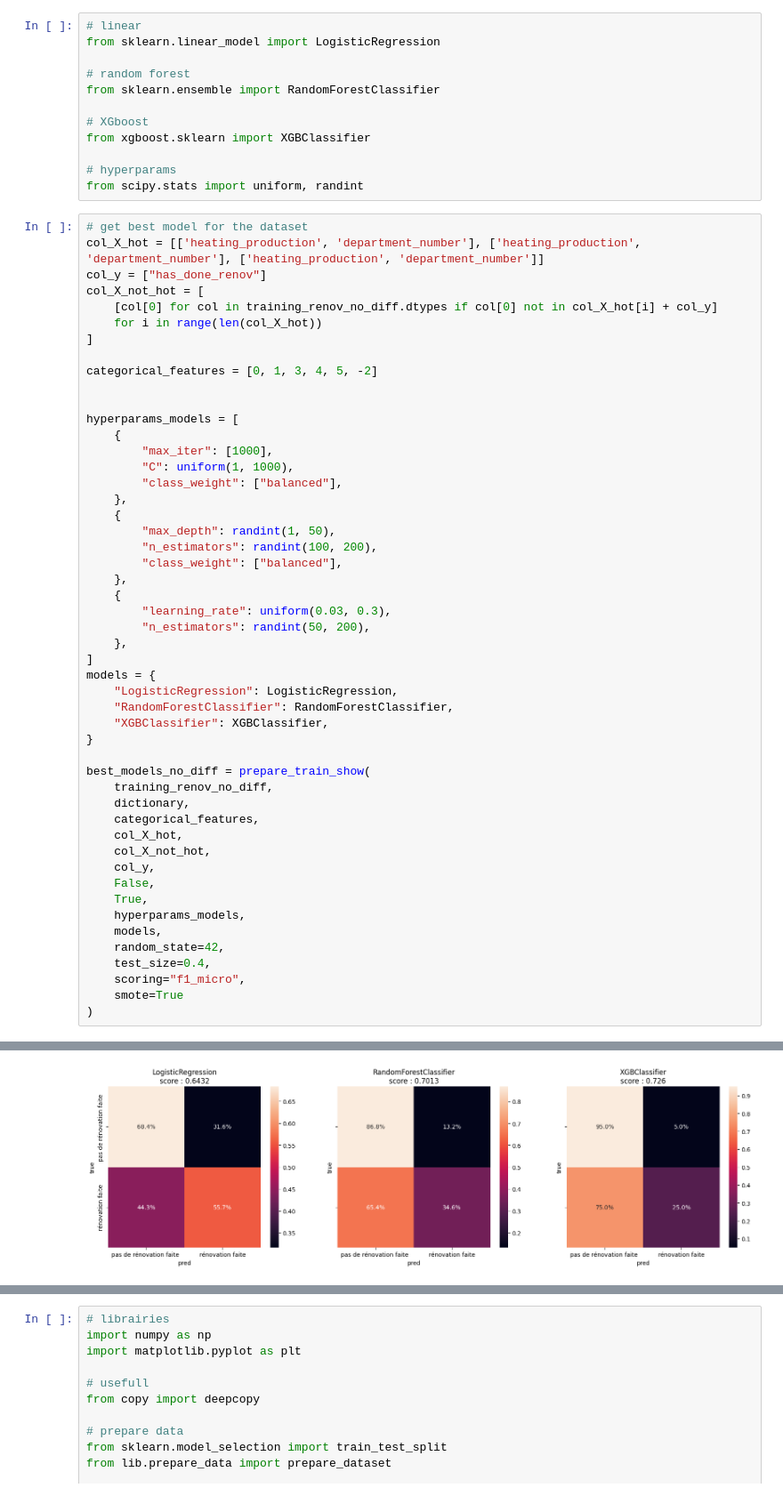
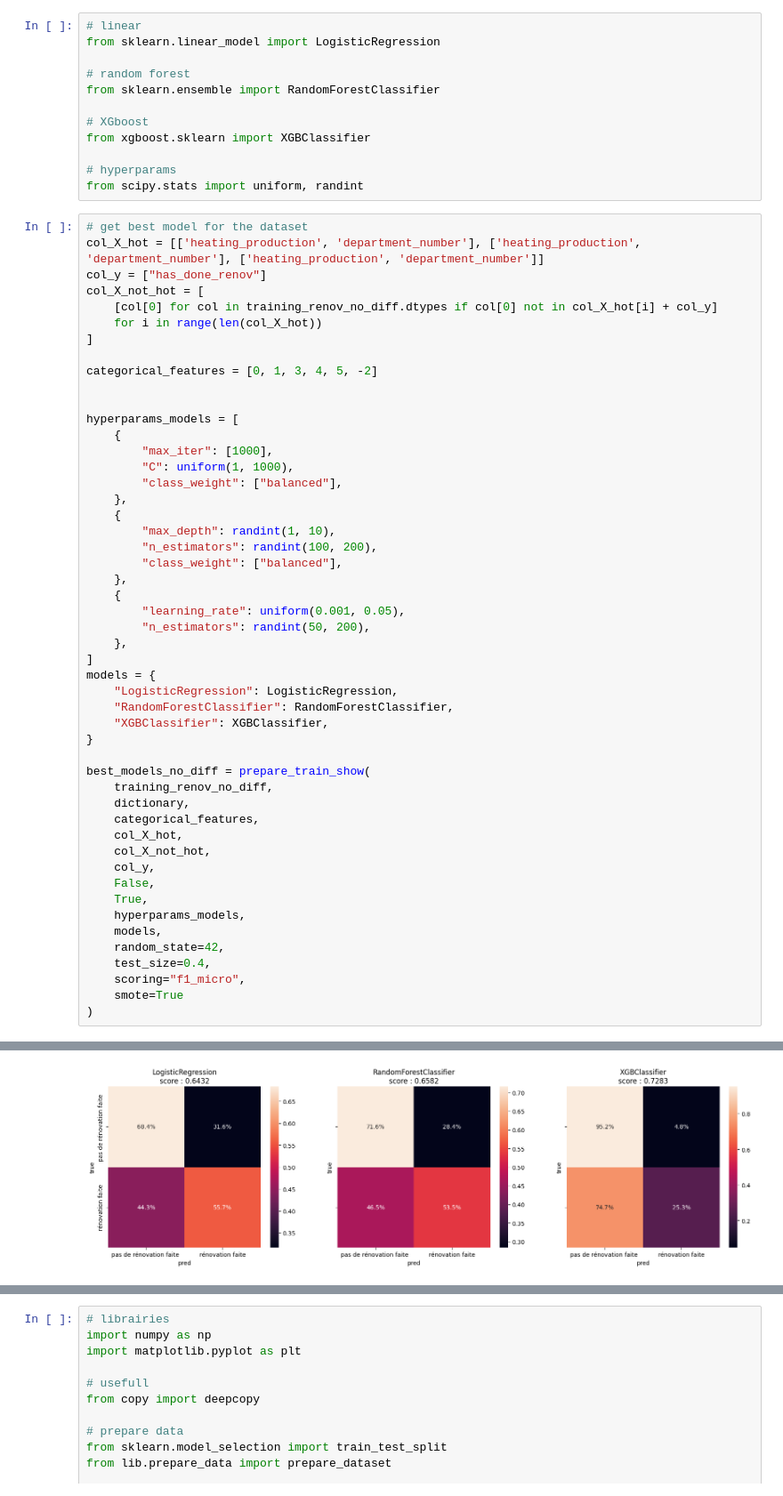
Before and after one commit to axrocheteau/renov_local, a Jupyter notebook: ML/pred_renov.ipynb, the cells around one changed output, grey strips where cells are left out. Shown at 89% size. Drawn from its saved outputs; the diff is of its cells as text.

```diff
--- a/ML/pred_renov.ipynb
+++ b/ML/pred_renov.ipynb
@@ -97,12 +97,12 @@ hyperparams_models = [
         "class_weight": ["balanced"],
     },
     {
-        "max_depth": randint(1, 50),
+        "max_depth": randint(1, 10),
         "n_estimators": randint(100, 200),
         "class_weight": ["balanced"],
     },
     {
-        "learning_rate": uniform(0.03, 0.3),
+        "learning_rate": uniform(0.001, 0.05),
         "n_estimators": randint(50, 200),
     },
 ]
@@ -135 +135 @@ best_models_no_diff = prepare_train_show(
-[figure, old version]
+[figure, new version]
```
Also changed, not shown: parts of 3 cells of this notebook, 1 other file.
